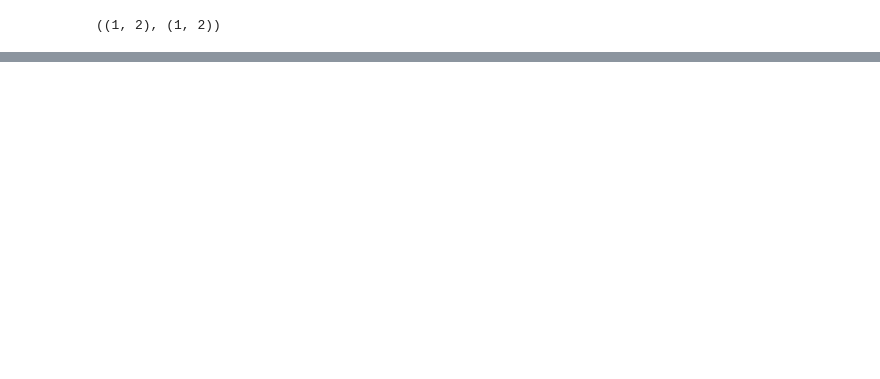
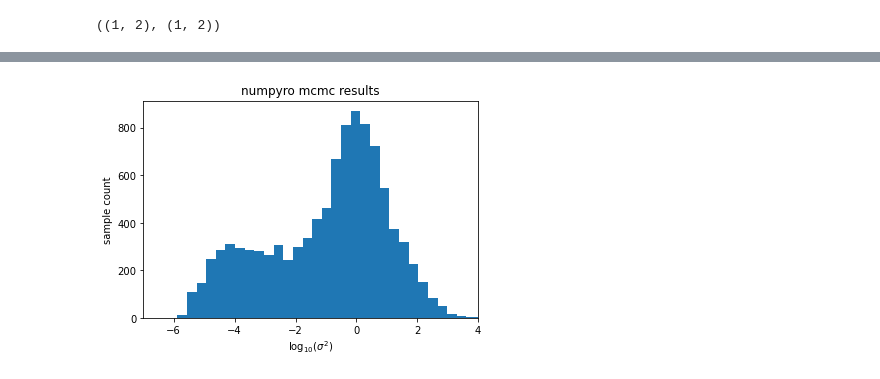
Before and after one commit to Confirm-Solutions/imprint, a Jupyter notebook: research/berry/quadrature_dev.ipynb, the cells around one changed output, grey strips where cells are left out. Cells and saved outputs as stored; diff of their text form; code cells hidden in the pictures; blank space fills up the shorter version.

```diff
--- a/research/berry/quadrature_dev.ipynb
+++ b/research/berry/quadrature_dev.ipynb
@@ -69 +77,26 @@ model = berry.Berry(sigma2_n = sigma2_n, n_arms=n_arms)
+# %%
+import mcmc
+
+results_mcmc = mcmc.mcmc_berry(
+    np.stack((y,n), axis=-1),
+    fi.logit_p1,
+    np.full(y.shape[0], fi.thresh_theta),
+    n_arms=n_arms,
+    dtype=np.float64,
+    n_samples=10000
+)
+
+sigma2_mcmc = results_mcmc["x"][0]["sigma2"][0]
+plt.title("numpyro mcmc results")
+plt.hist(np.log10(sigma2_mcmc.to_py()), bins=40)
+plt.xlabel("$\log_{10} (\sigma^2)$")
+plt.ylabel("sample count")
+plt.xlim([-7, 4])
+plt.show()
+
+mcmc_cdf = (sigma2_mcmc[None, :] < fi.sigma2_rule.pts[:, None]).sum(axis=1)
+mcmc_pdf = np.zeros(fi.sigma2_rule.pts.shape[0])
+mcmc_pdf[1:] = (mcmc_cdf[1:] - mcmc_cdf[:-1]) / sigma2_mcmc.shape[0]
+# %% [output]
+[figure, added]
 # %%
```
Also changed, not shown: parts of 14 cells of this notebook, 8 other files.
